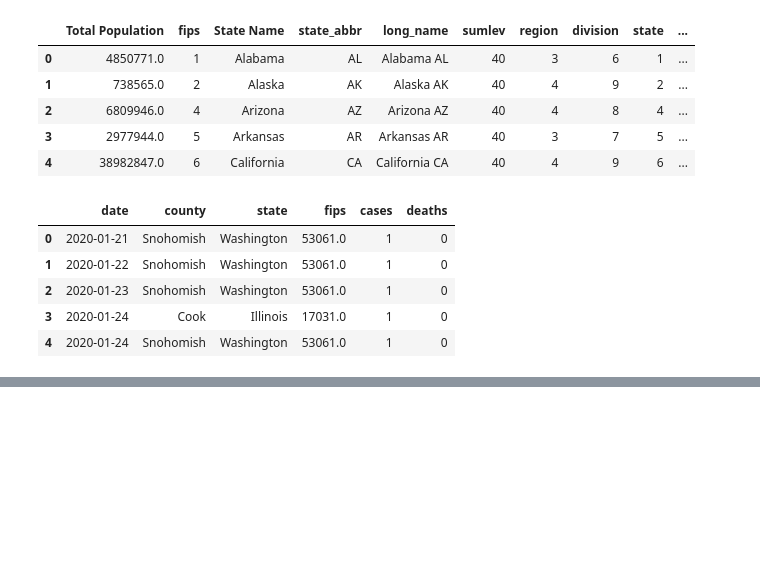
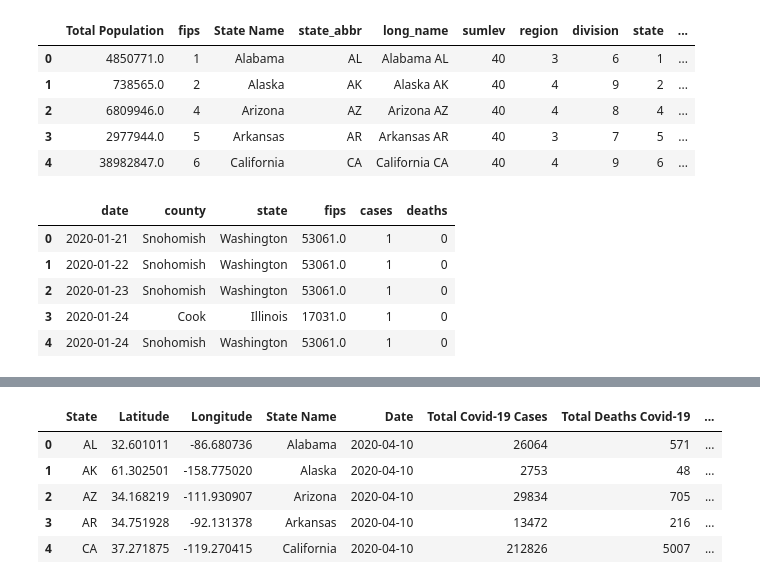
Before and after one commit to jtpeters963/Project-1, a Jupyter notebook: Census_API.ipynb, the cells around one changed output, grey strips where cells are left out. Saved outputs shown, nothing was run; the diff lists cells and outputs as text; code cells hidden in the pictures; blank space fills up the shorter version.

```diff
--- a/Census_API.ipynb
+++ b/Census_API.ipynb
@@ -158,0 +148,15 @@ complete_df
+# %%
+#Adding Latitude and Longitude for HeatMap
+
+latlng_path="statelatlong.csv"
+latlng_df=pd.read_csv(latlng_path)
+latlng_df=latlng_df.rename(columns={"City":"State Name"})
+HeatMap_df=pd.merge(latlng_df,complete_df,on="State Name")
+HeatMap_df.head()
+# %% [output]
+|  | State | Latitude | Longitude | State Name | Date | Total Covid-19 Cases | Total Deaths Covid-19 | ... |
+| 0 | AL | 32.601011 | -86.680736 | Alabama | 2020-04-10 | 26064 | 571 | ... |
+| 1 | AK | 61.302501 | -158.775020 | Alaska | 2020-04-10 | 2753 | 48 | ... |
+| 2 | AZ | 34.168219 | -111.930907 | Arizona | 2020-04-10 | 29834 | 705 | ... |
+| 3 | AR | 34.751928 | -92.131378 | Arkansas | 2020-04-10 | 13472 | 216 | ... |
+| 4 | CA | 37.271875 | -119.270415 | California | 2020-04-10 | 212826 | 5007 | ... |
```
Also changed, not shown: parts of 7 cells of this notebook, 3 other files.
